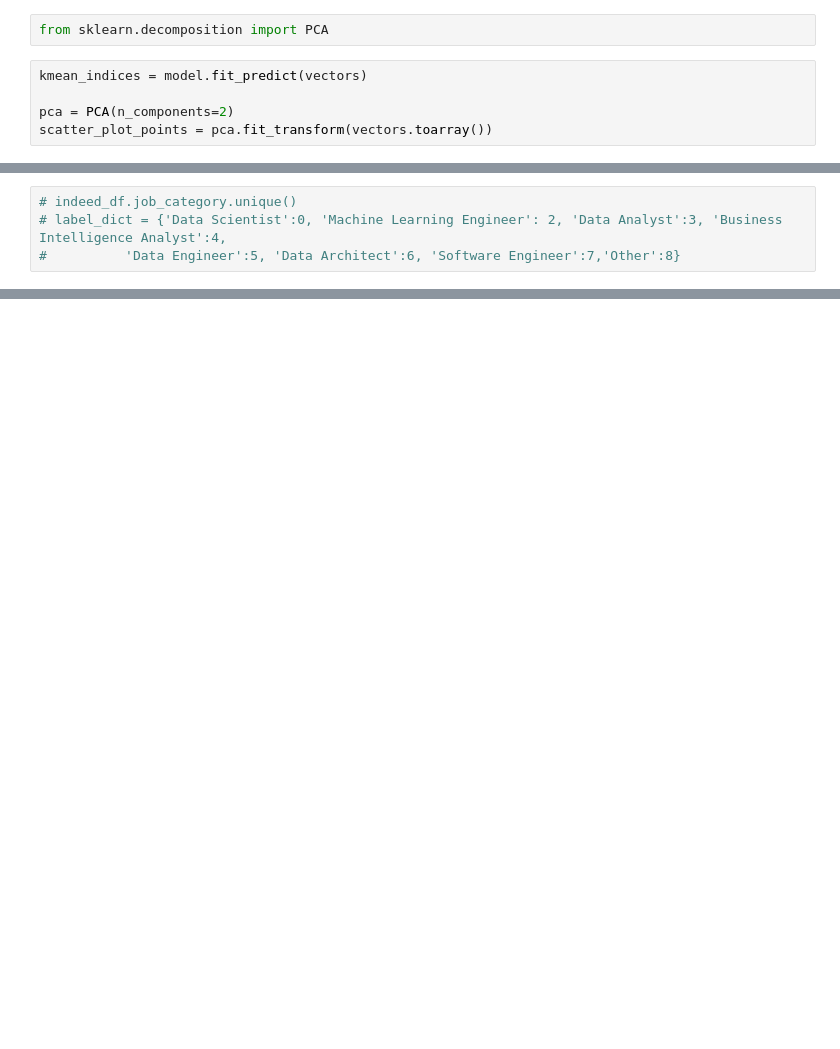
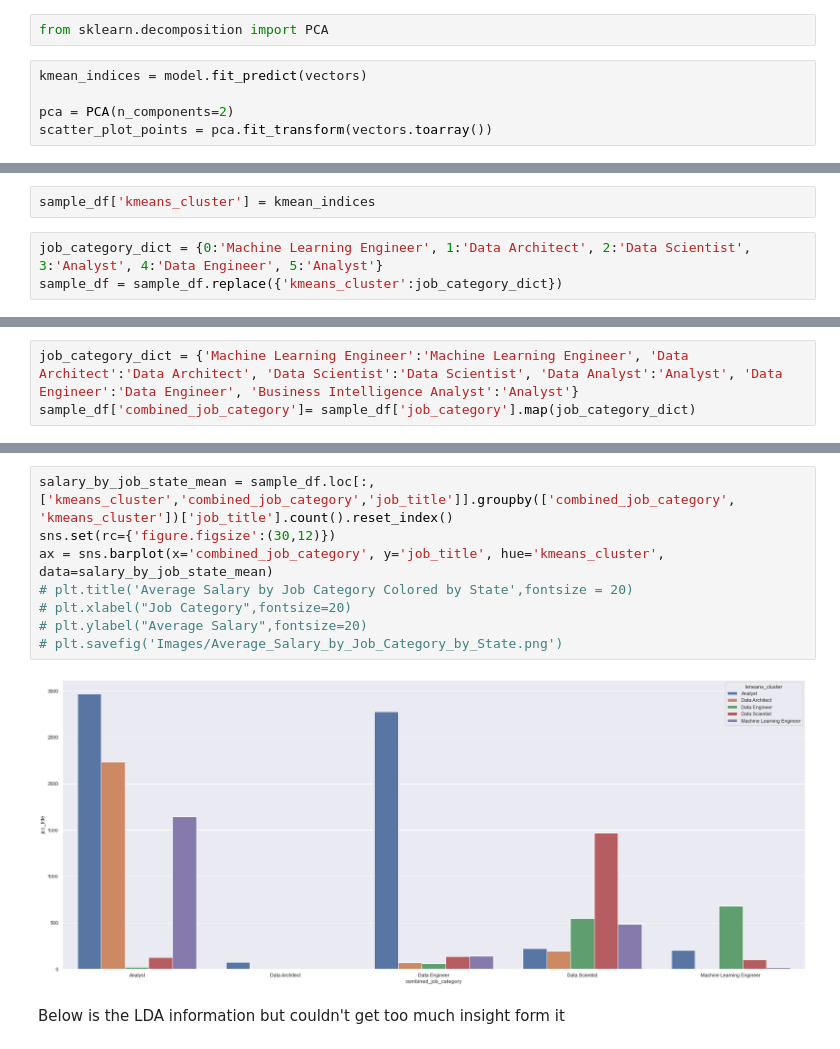
Before and after one commit to molieriAC/DSTools1_FinalProject, a Jupyter notebook: indeedFeatureExtraction.ipynb, the cells around one changed output, grey strips where cells are left out. Drawn from its saved outputs; the diff is of its cells as text; blank space fills up the shorter version.

```diff
--- a/indeedFeatureExtraction.ipynb
+++ b/indeedFeatureExtraction.ipynb
@@ -558,4 +393,5 @@ Topic 6 contains 241 documents.
+# %%
+sample_df['kmeans_cluster'] = kmean_indices
 # %%
-# indeed_df.job_category.unique()
-# label_dict = {'Data Scientist':0, 'Machine Learning Engineer': 2, 'Data Analyst':3, 'Business Intelligence Analyst':4,
-#          'Data Engineer':5, 'Data Architect':6, 'Software Engineer':7,'Other':8}
+job_category_dict = {0:'Machine Learning Engineer', 1:'Data Architect', 2:'Data Scientist', 3:'Analyst', 4:'Data Engineer', 5:'Analyst'}
+sample_df = sample_df.replace({'kmeans_cluster':job_category_dict})
@@ -571,0 +404,3 @@ Topic 6 contains 241 documents.
+# %%
+job_category_dict = {'Machine Learning Engineer':'Machine Learning Engineer', 'Data Architect':'Data Architect', 'Data Scientist':'Data Scientist', 'Data Analyst':'Analyst', 'Data Engineer':'Data Engineer', 'Business Intelligence Analyst':'Analyst'}
+sample_df['combined_job_category']= sample_df['job_category'].map(job_category_dict)
@@ -571,0 +423,12 @@ Topic 6 contains 241 documents.
+# %%
+salary_by_job_state_mean = sample_df.loc[:,['kmeans_cluster','combined_job_category','job_title']].groupby(['combined_job_category', 'kmeans_cluster'])['job_title'].count().reset_index()
+sns.set(rc={'figure.figsize':(30,12)})
+ax = sns.barplot(x='combined_job_category', y='job_title', hue='kmeans_cluster', data=salary_by_job_state_mean)
+# plt.title('Average Salary by Job Category Colored by State',fontsize = 20)
+# plt.xlabel("Job Category",fontsize=20)
+# plt.ylabel("Average Salary",fontsize=20)
+# plt.savefig('Images/Average_Salary_by_Job_Category_by_State.png')
+# %% [output]
+[figure, added]
+# %% [markdown]
+Below is the LDA information but couldn't get too much insight form it
```
Also changed, not shown: parts of 35 cells of this notebook, 1 other file.
